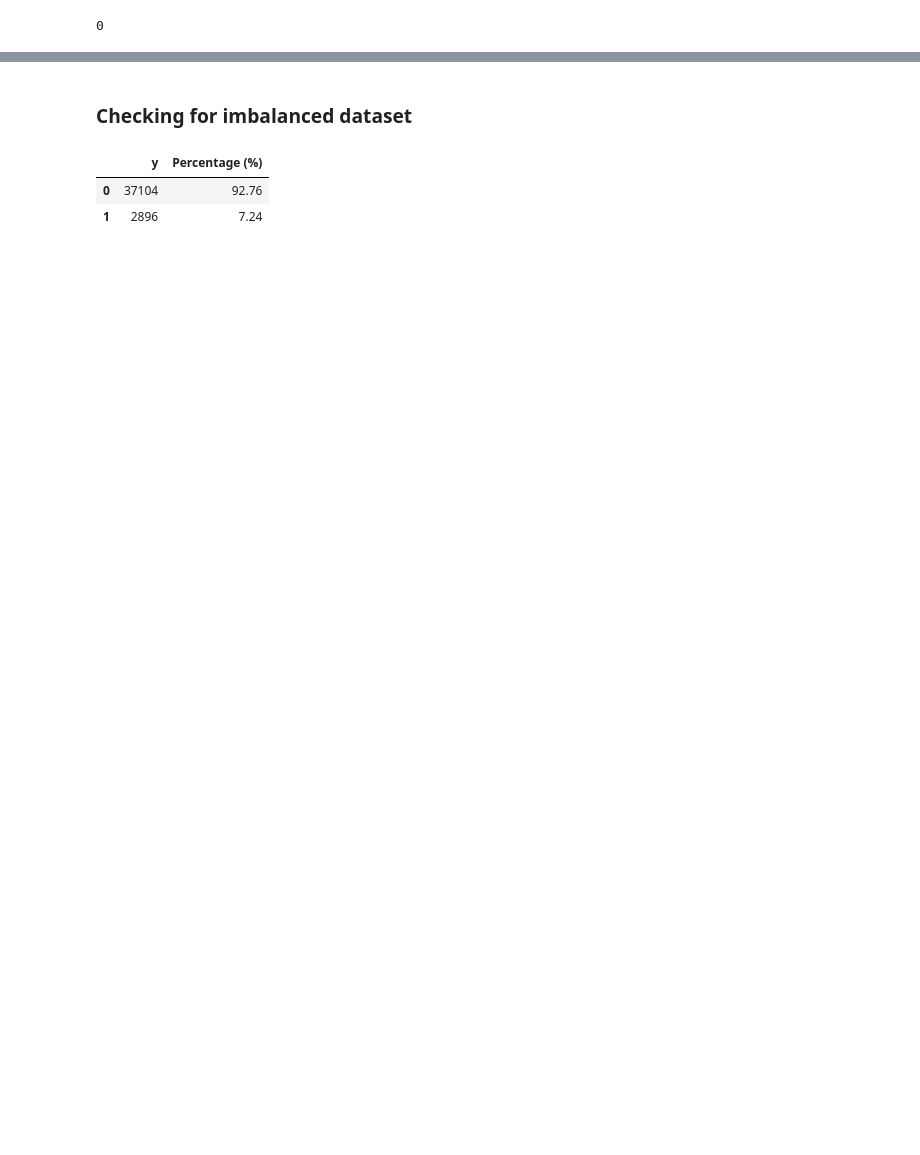
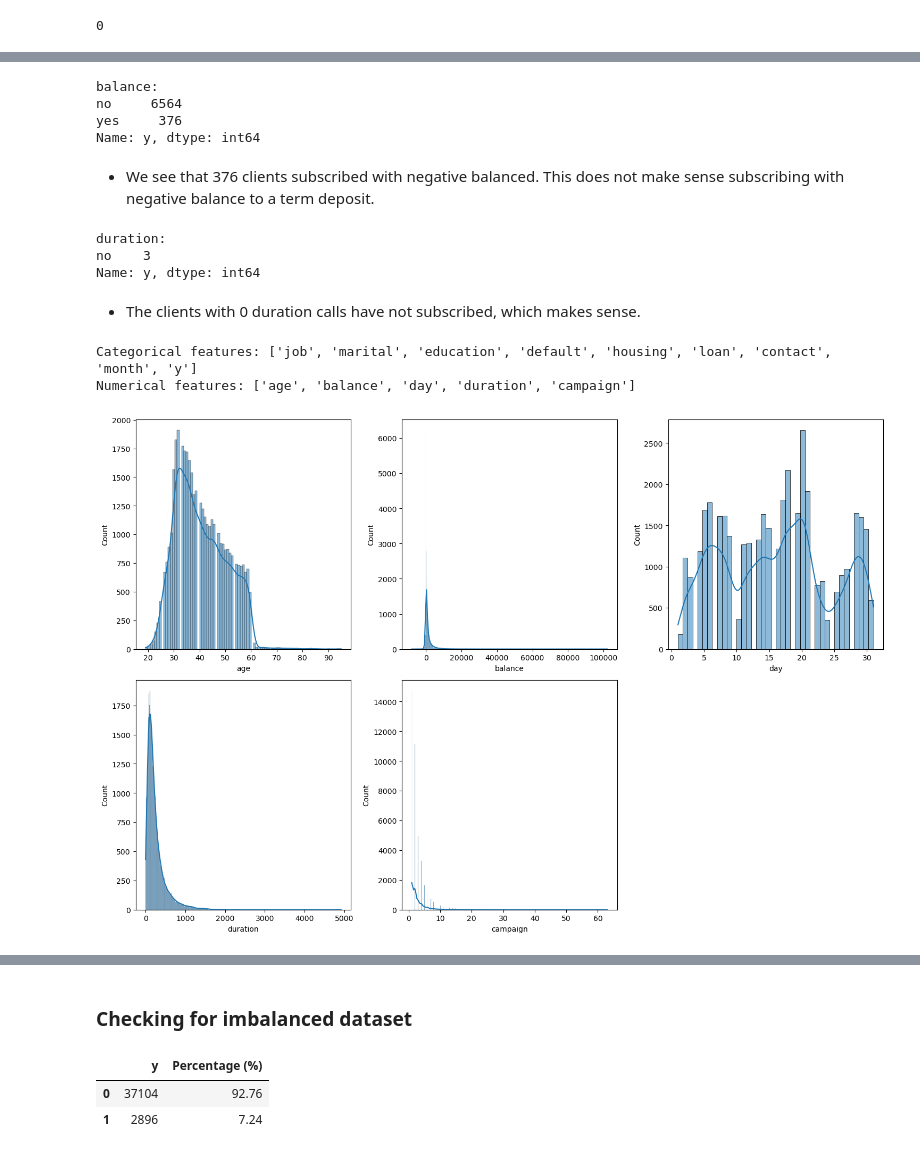
Before and after one commit to NNtorvas/TermDepositMarketing, a Jupyter notebook: term_deposit_marketing_notebook.ipynb, the cells around one changed output, grey strips where cells are left out. Cells and saved outputs as stored; diff of their text form; code cells hidden in the pictures; blank space fills up the shorter version.

```diff
--- a/term_deposit_marketing_notebook.ipynb
+++ b/term_deposit_marketing_notebook.ipynb
@@ -139,9 +135,0 @@ There are no duplicated rows to drop
-# %%
-# Check for unique labels in each CATEOGRICAL column only
-for col in data.columns:
-    if(data[col].dtype.name != 'object'): continue
-    print(f'{col}: {len(data[col].unique())}\n')
-
-    # print the variables with >2 unique variables to use them later with OrdinalNumberEncoding
-    if(len(data[col].unique()) > 2):
-        print(f'{data[col].unique()}\n')
@@ -267,5 +135,0 @@ data.describe()
-# %%
-# distributions
-for col in data.columns[:]:
-  plt.figure()
-  sns.histplot(data=data, x=col, kde=True)
@@ -287,5 +135,0 @@ for col in data.columns[:]:
-# %%
-# boxplot to see for outliers
-for col in data.columns[1:]:
-  plt.figure()
-  sns.boxplot(data=data, x=col)
@@ -349,0 +181,45 @@ plt.show()
+# %%
+print('balance:')
+print(data[data['balance']<=0]['y'].value_counts())
+# %% [output]
+balance:
+no     6564
+yes     376
+Name: y, dtype: int64
+# %% [markdown]
+* We see that 376 clients subscribed with negative balanced. This does not make sense subscribing with negative balance to a term deposit.
+# %%
+print('duration:')
+print(data[data['duration']==0]['y'].value_counts())
+# %% [output]
+duration:
+no    3
+Name: y, dtype: int64
+# %% [markdown]
+* The clients with 0 duration calls have not subscribed, which makes sense.
+# %%
+# categorical and numerical features
+categorical_features = []
+numerical_features = []
+for col in data.columns:
+  if data[col].dtype == 'object':
+    categorical_features.append(col)
+  elif data[col].dtype == 'int64':
+    numerical_features.append(col)
+print(f'Categorical features: {categorical_features}')
+print(f'Numerical features: {numerical_features}')
+# %% [output]
+Categorical features: ['job', 'marital', 'education', 'default', 'housing', 'loan', 'contact', 'month', 'y']
+Numerical features: ['age', 'balance', 'day', 'duration', 'campaign']
+# %%
+# distributions of numerical data
+plt.figure(figsize=(15,10))
+i = 1
+for col in numerical_features:
+  ax = plt.subplot(2,3,i)
+  sns.histplot(data=data, x=col, kde=True)
+  i+=1
+plt.tight_layout()
+plt.show()
+# %% [output]
+[figure, added]
```
Also changed, not shown: parts of 53 cells of this notebook, 1 other file.
